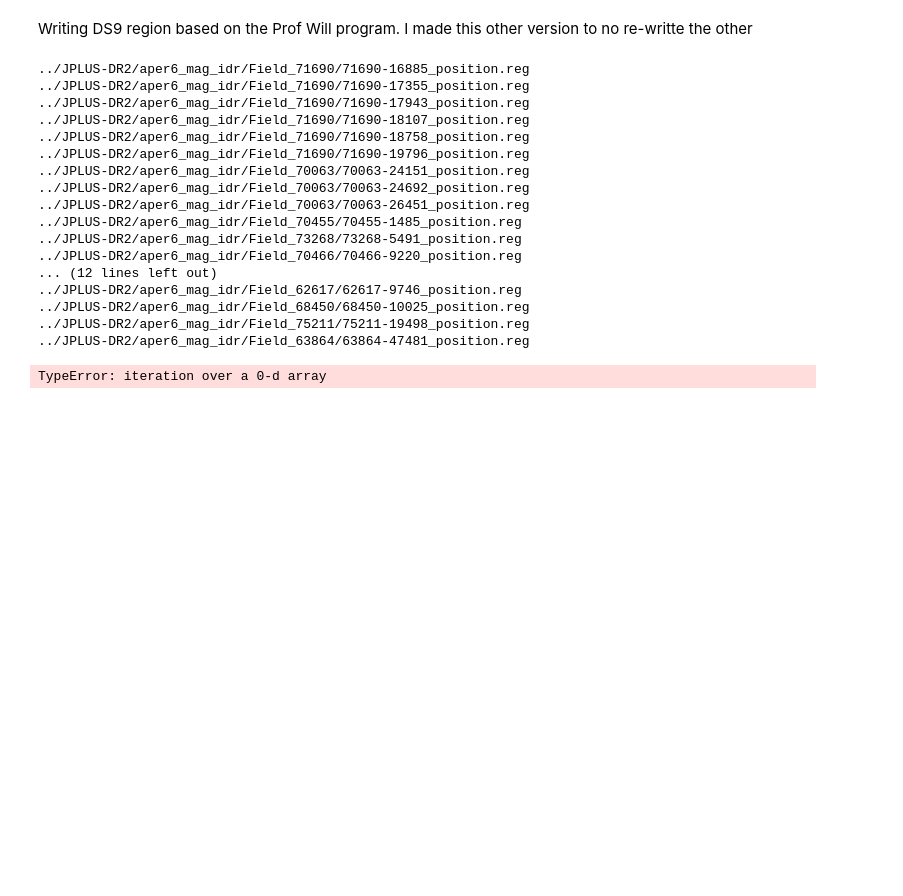
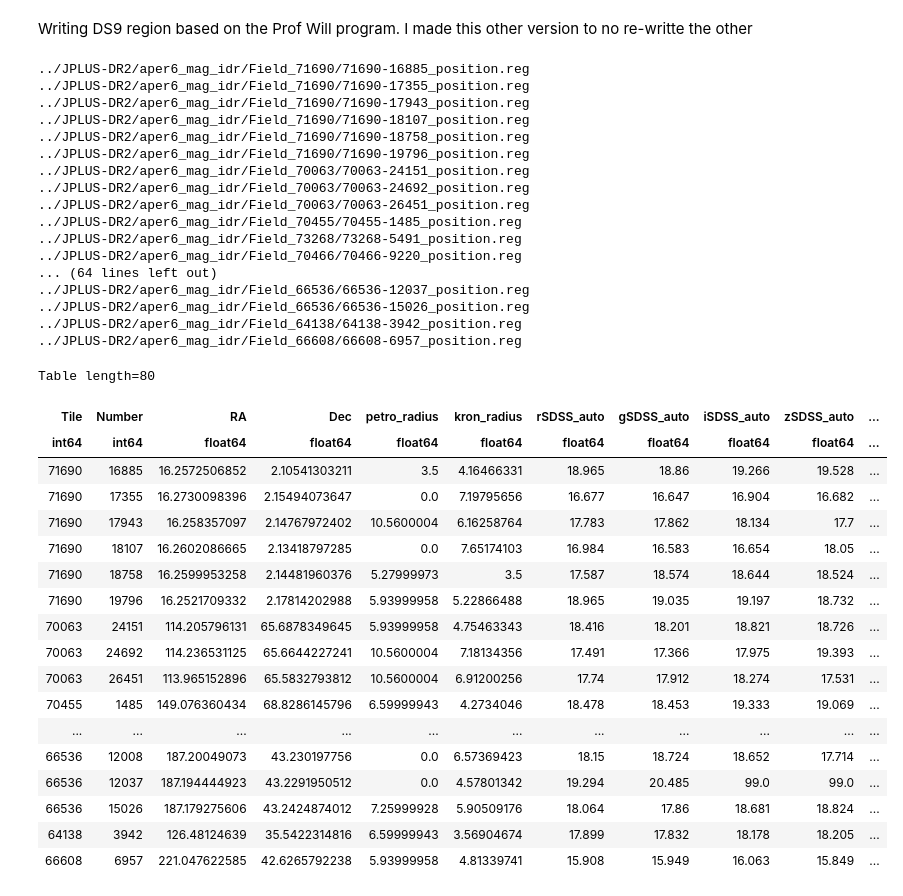
Before and after one commit to AngelGSoto/python-notebooks, a Jupyter notebook: Writting DS9 regions from JPLUS tables.ipynb, the cells around one changed output. Cells and saved outputs as stored; diff of their text form; code cells hidden in the pictures; blank space fills up the shorter version.

Commit message:
My notebook programs

```diff
--- a/Writting DS9 regions from JPLUS tables.ipynb
+++ b/Writting DS9 regions from JPLUS tables.ipynb
@@ -9,10 +10,11 @@ import numpy as np
 import os
 import sys
 # %%
-#ROOT_PATH = Path("..") # necessary since we are in the `notebooks/` sub-folder
+ROOT_PATH = Path("..") # necessary since we are in the `notebooks/` sub-folder
 # %%
-table = Table.read("../JPLUS-DR2/aper6_mag_idr/PN-pc-Halpha_emitters_threeerror-cleaning-limfilter-limcolor-flags-mask-broad.tab", format="ascii.tab")
+table = Table.read(ROOT_PATH / "JPLUS-DR2/aper6_mag_idr/PN-pc-Halpha_emitters_threeerror-cleaning-limfilter-limcolor-flags-mask-broad-macht.tab", format="ascii")
 n = len(table)
+table
 for i in range(n):
     phat = "../JPLUS-DR2/aper6_mag_idr/Field_" + str(table[i]["Tile"])
     regionfile = str(table[i]["Tile"])+"-"+str(table[i]["Number"])+"_position.reg"
@@ -22,7 +24,7 @@ for i in range(n):
         print(regionfile_path)
         try:
             with open(regionfile_path, 'w') as f:
-                f.write('\n'.join(region_lines_from_table(table[i], ra='RA', dec='Dec', tile='Tile', name='Number',
+                f.write('\n'.join(region_lines_from_table(Table(table[i]), ra='RA', dec='Dec', radius='petro_radius', tile='Tile', name='Number',
                                                            color='cyan')))
         except FileNotFoundError:
             continue
@@ -39,9 +41,30 @@ for i in range(n):
 ../JPLUS-DR2/aper6_mag_idr/Field_70455/70455-1485_position.reg
 ../JPLUS-DR2/aper6_mag_idr/Field_73268/73268-5491_position.reg
 ../JPLUS-DR2/aper6_mag_idr/Field_70466/70466-9220_position.reg
-... (12 lines left out)
-../JPLUS-DR2/aper6_mag_idr/Field_62617/62617-9746_position.reg
-../JPLUS-DR2/aper6_mag_idr/Field_68450/68450-10025_position.reg
-../JPLUS-DR2/aper6_mag_idr/Field_75211/75211-19498_position.reg
-../JPLUS-DR2/aper6_mag_idr/Field_63864/63864-47481_position.reg
+... (64 lines left out)
+../JPLUS-DR2/aper6_mag_idr/Field_66536/66536-12037_position.reg
+../JPLUS-DR2/aper6_mag_idr/Field_66536/66536-15026_position.reg
+../JPLUS-DR2/aper6_mag_idr/Field_64138/64138-3942_position.reg
+../JPLUS-DR2/aper6_mag_idr/Field_66608/66608-6957_position.reg
-TypeError: iteration over a 0-d array
+# %%
+table
+# %% [output]
+Table length=80
+| Tile | Number | RA | Dec | petro_radius | kron_radius | rSDSS_auto | gSDSS_auto | iSDSS_auto | zSDSS_auto | ... |
+| int64 | int64 | float64 | float64 | float64 | float64 | float64 | float64 | float64 | float64 | ... |
+| 71690 | 16885 | 16.2572506852 | 2.10541303211 | 3.5 | 4.16466331 | 18.965 | 18.86 | 19.266 | 19.528 | ... |
+| 71690 | 17355 | 16.2730098396 | 2.15494073647 | 0.0 | 7.19795656 | 16.677 | 16.647 | 16.904 | 16.682 | ... |
+| 71690 | 17943 | 16.258357097 | 2.14767972402 | 10.5600004 | 6.16258764 | 17.783 | 17.862 | 18.134 | 17.7 | ... |
+| 71690 | 18107 | 16.2602086665 | 2.13418797285 | 0.0 | 7.65174103 | 16.984 | 16.583 | 16.654 | 18.05 | ... |
+| 71690 | 18758 | 16.2599953258 | 2.14481960376 | 5.27999973 | 3.5 | 17.587 | 18.574 | 18.644 | 18.524 | ... |
+| 71690 | 19796 | 16.2521709332 | 2.17814202988 | 5.93999958 | 5.22866488 | 18.965 | 19.035 | 19.197 | 18.732 | ... |
+| 70063 | 24151 | 114.205796131 | 65.6878349645 | 5.93999958 | 4.75463343 | 18.416 | 18.201 | 18.821 | 18.726 | ... |
+| 70063 | 24692 | 114.236531125 | 65.6644227241 | 10.5600004 | 7.18134356 | 17.491 | 17.366 | 17.975 | 19.393 | ... |
+| 70063 | 26451 | 113.965152896 | 65.5832793812 | 10.5600004 | 6.91200256 | 17.74 | 17.912 | 18.274 | 17.531 | ... |
+| 70455 | 1485 | 149.076360434 | 68.8286145796 | 6.59999943 | 4.2734046 | 18.478 | 18.453 | 19.333 | 19.069 | ... |
+| ... | ... | ... | ... | ... | ... | ... | ... | ... | ... | ... |
+| 66536 | 12008 | 187.20049073 | 43.230197756 | 0.0 | 6.57369423 | 18.15 | 18.724 | 18.652 | 17.714 | ... |
+| 66536 | 12037 | 187.194444923 | 43.2291950512 | 0.0 | 4.57801342 | 19.294 | 20.485 | 99.0 | 99.0 | ... |
+| 66536 | 15026 | 187.179275606 | 43.2424874012 | 7.25999928 | 5.90509176 | 18.064 | 17.86 | 18.681 | 18.824 | ... |
+| 64138 | 3942 | 126.48124639 | 35.5422314816 | 6.59999943 | 3.56904674 | 17.899 | 17.832 | 18.178 | 18.205 | ... |
+| 66608 | 6957 | 221.047622585 | 42.6265792238 | 5.93999958 | 4.81339741 | 15.908 | 15.949 | 16.063 | 15.849 | ... |
```
Also changed, not shown: parts of 1 cell of this notebook, 3 other files.
